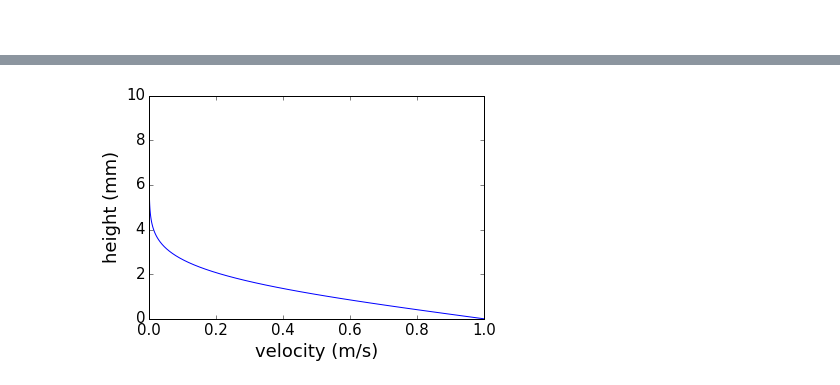
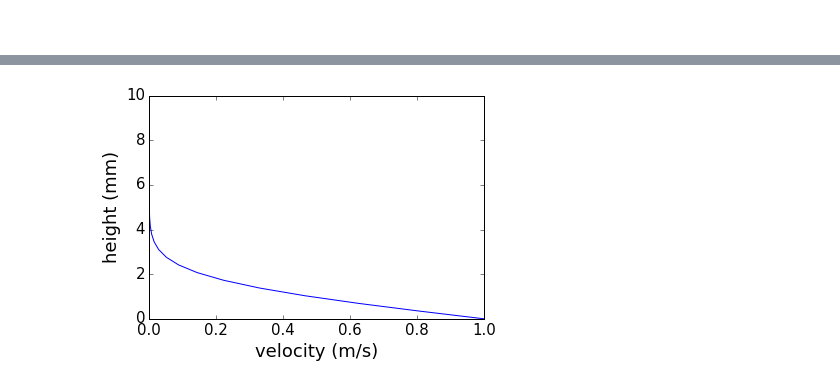
Before and after one commit to cdohl/ph3501, a Jupyter notebook: notebooks/17_Analytical Solution to an unsteady flow.ipynb, the cells around one changed output, grey strips where cells are left out. Cells and saved outputs as stored; diff of their text form; code cells hidden in the pictures.

```diff
--- a/notebooks/17_Analytical Solution to an unsteady flow.ipynb
+++ b/notebooks/17_Analytical Solution to an unsteady flow.ipynb
@@ -101,24 +103,24 @@ Below is an example of the velocity field using the viscosity and density of wat
 # %%
 %matplotlib inline
 from scipy.special import erf
 import matplotlib.pyplot as plt
 import numpy as np
 import math
 from ipywidgets import interact
 import ipywidgets as widgets
 
-mu=1e-3
+mu=1e-1
 rho=1e3
-U=1
+U=1.
 y=np.linspace(0,1e-2,100)
 
 def plotstokes1(t):
     u=U*(1-erf(y/(2.*(mu/rho*t)**.5)))
     plt.plot(u,y*1e3)
     plt.xlabel(r'velocity (m/s)',size=18);plt.ylabel(r'height (mm)',size=18);
     plt.tick_params(labelsize=15)
 
-interact(plotstokes1, t=widgets.FloatSlider(min=0.1,max=5,step=.1,value=1.,\
+interact(plotstokes1, t=widgets.FloatSlider(min=0.01,max=0.1,step=.01,value=0.01,\
                                             description='t (s)'));
 # %% [output]
-[figure, old version]
+[figure, new version]
```
Also changed, not shown: parts of 4 cells of this notebook, 8 other files.
